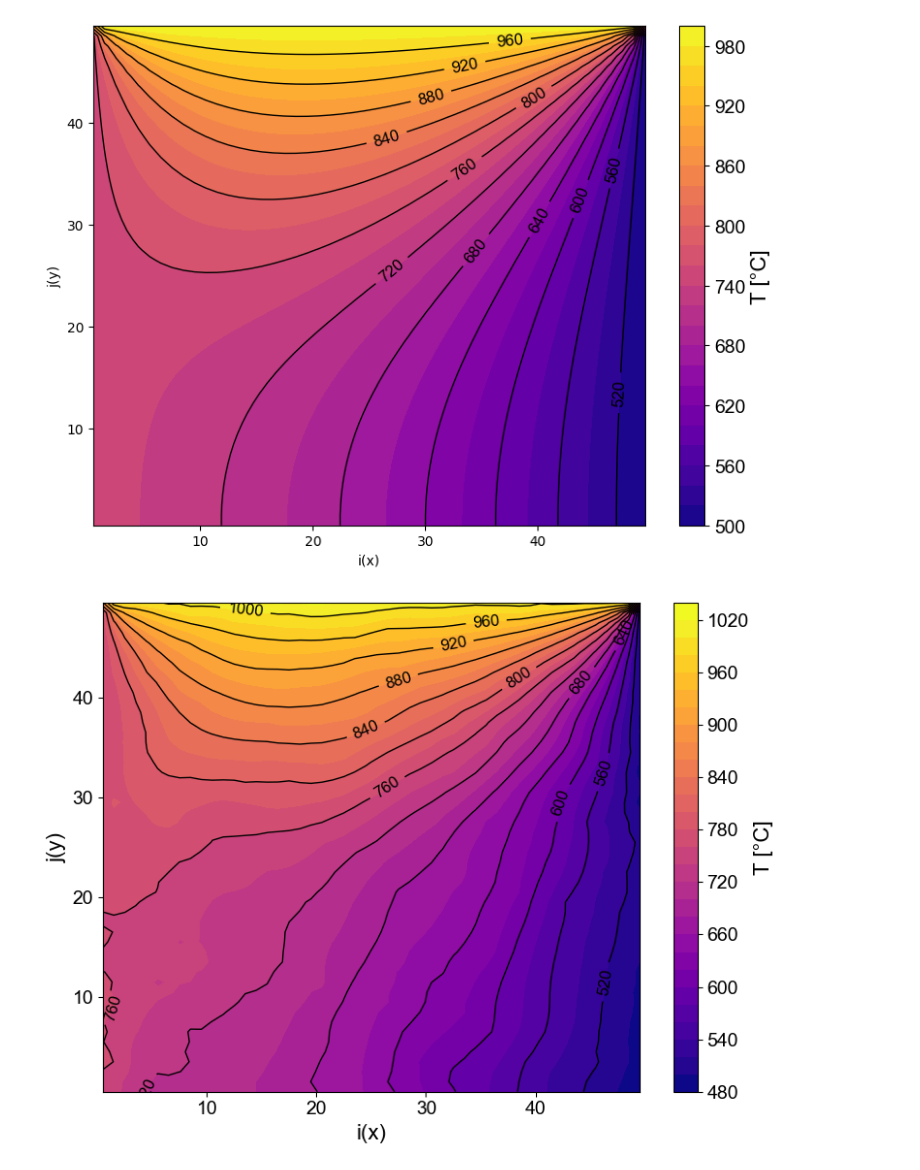
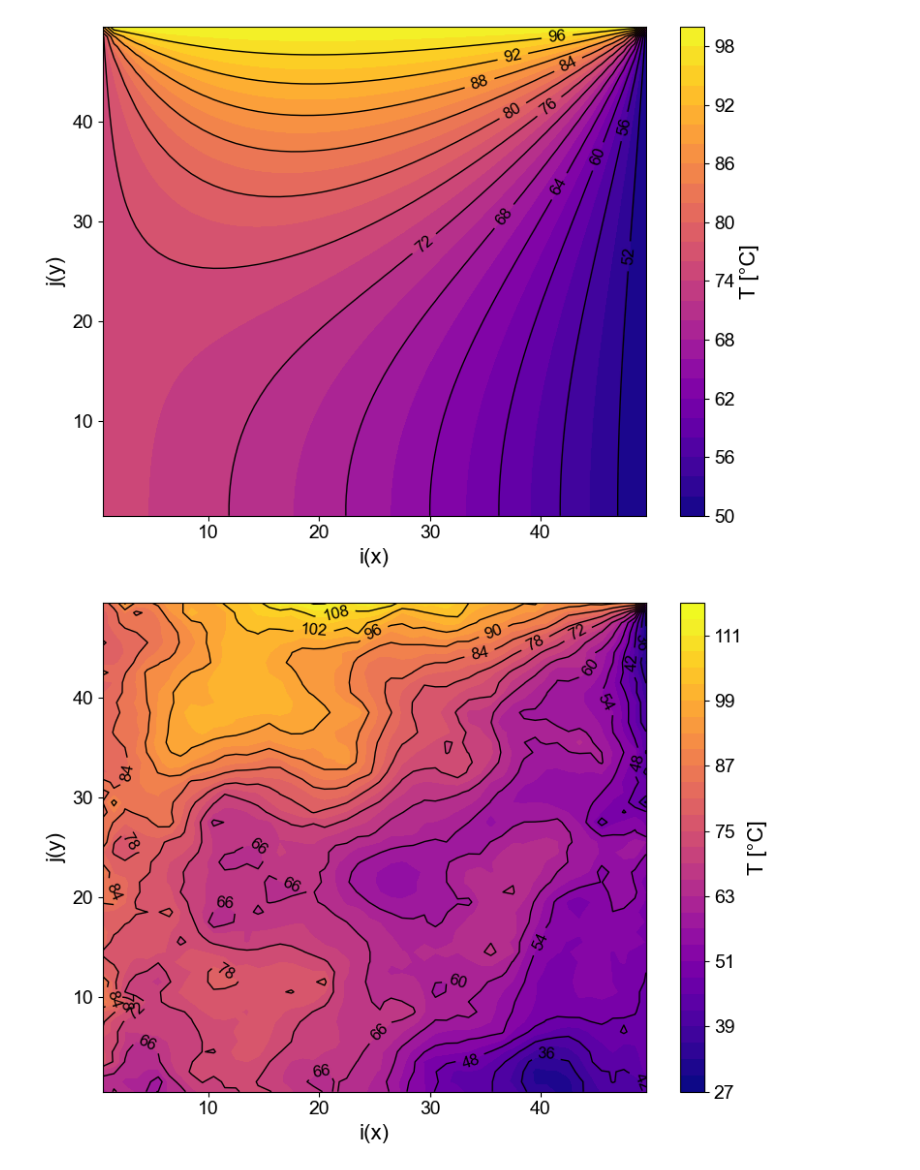
Before and after one commit to RoyGuz/ProyectoFinalModelado, a Jupyter notebook: notebooks/05_test_modelo.ipynb, the cells around one changed output. Drawn from its saved outputs; the diff is of its cells as text; code cells hidden in the pictures.

```diff
--- a/notebooks/05_test_modelo.ipynb
+++ b/notebooks/05_test_modelo.ipynb
@@ -4,35 +4,37 @@ import sys
 
 BASE_DIR = Path().resolve()
 sys.path.append(str(BASE_DIR.parent / 'scr'))
 
 from solver_fd import temp_chapa_P, temp_chapa_P2, predecirTemperaturaChapa
-from utils import graficarChapa
+from utils import graficarChapa, comparar_T
 
 #   ........... VARIABLES X DE TESTEO ........................................
 
 typ_cond_contorno = {'A':'flu','B':'temp','C':'temp','D':'temp'}
 
-cond_contor = {'A':0,'B':500,'C':1000,'D':750}
+cond_contor = {'A':0,'B':50,'C':100,'D':75}
 
 k = 200
 
-hot_point = {'i': 0, 'j': 15, 'T': 750}
+hot_point = {'i': 0, 'j': 15, 'T': 75}
 
 Nx = Ny =50
 dx = dy = 0.05
 
 #   ........... MODELO ENTRENADO ..............................................
 
 folder_results = 'MLP_100000_test_run4'
 
 #..............................................................................
 
 T_true = temp_chapa_P(cond_contor, Nx, Ny, typ_cond_contorno, dx, dy, k, hot_point)
 
 T_pred = predecirTemperaturaChapa(cond_contor, typ_cond_contorno, k, folder_results,hot_point, incluir_hot_point=True)
 
 graficarChapa(T_true, 50, 50,titulo=None)
 graficarChapa(T_pred, 50, 50,titulo=None)
+
+comparar_T(T_true, T_pred, 50, 50, folder_results,etiquetas=('Diferencias finitas', 'Modelo ML'),escala=False,titulo=False)
 # %% [output]
-[figure, old version]
+[figure, new version]
-[figure, old version]
+[figure, new version]
```
Also changed, not shown: parts of 2 cells of this notebook, 11 other files.
